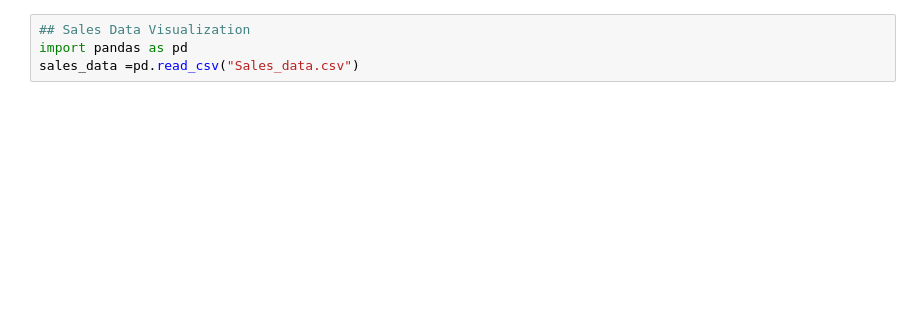
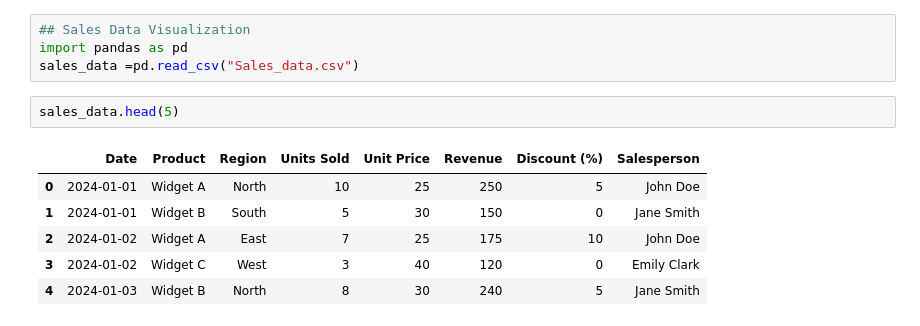
Before and after one commit to DeathGravity249/Hunter-99_python_basic_to_advance, a Jupyter notebook: 04_Data_Analysis_Python/1.5_Data_visualization_Matplotlib.ipynb, the cells around one changed output. Saved outputs shown, nothing was run; the diff lists cells and outputs as text; blank space fills up the shorter version.

```diff
--- a/04_Data_Analysis_Python/1.5_Data_visualization_Matplotlib.ipynb
+++ b/04_Data_Analysis_Python/1.5_Data_visualization_Matplotlib.ipynb
@@ -256,3 +256,12 @@ plt.show()
 ## Sales Data Visualization
 import pandas as pd
 sales_data =pd.read_csv("Sales_data.csv")
+# %%
+sales_data.head(5)
+# %% [output]
+|  | Date | Product | Region | Units Sold | Unit Price | Revenue | Discount (%) | Salesperson |
+| 0 | 2024-01-01 | Widget A | North | 10 | 25 | 250 | 5 | John Doe |
+| 1 | 2024-01-01 | Widget B | South | 5 | 30 | 150 | 0 | Jane Smith |
+| 2 | 2024-01-02 | Widget A | East | 7 | 25 | 175 | 10 | John Doe |
+| 3 | 2024-01-02 | Widget C | West | 3 | 40 | 120 | 0 | Emily Clark |
+| 4 | 2024-01-03 | Widget B | North | 8 | 30 | 240 | 5 | Jane Smith |
```
Also changed, not shown: parts of 4 cells of this notebook.
